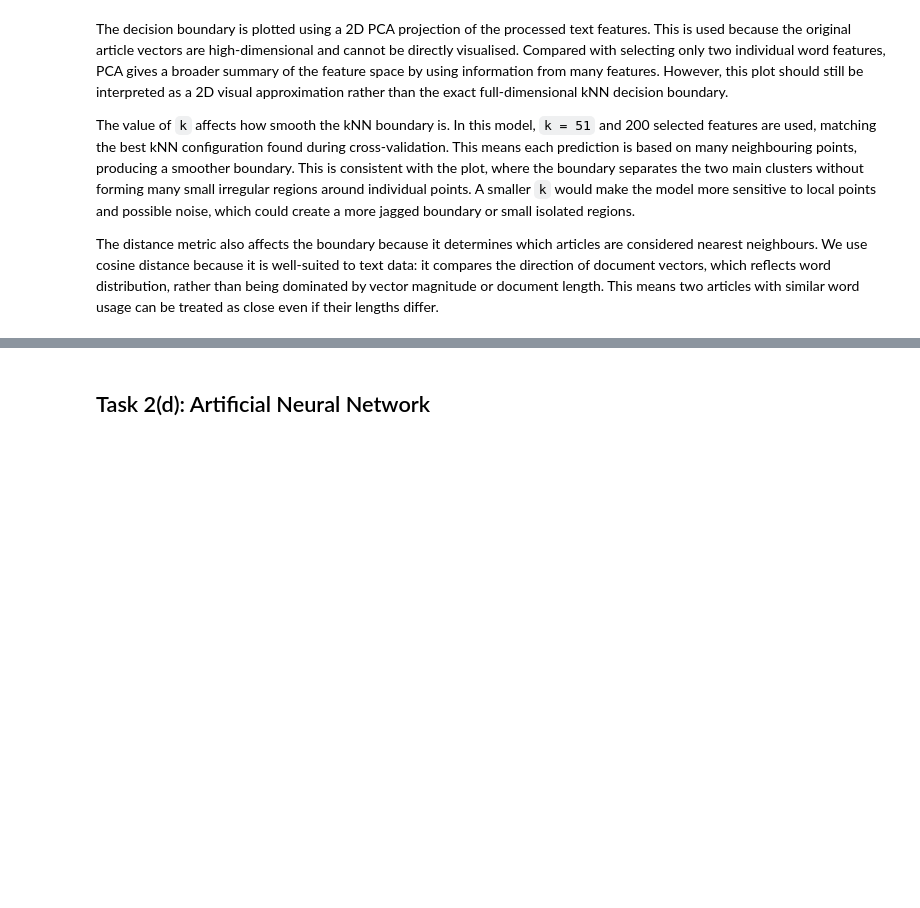
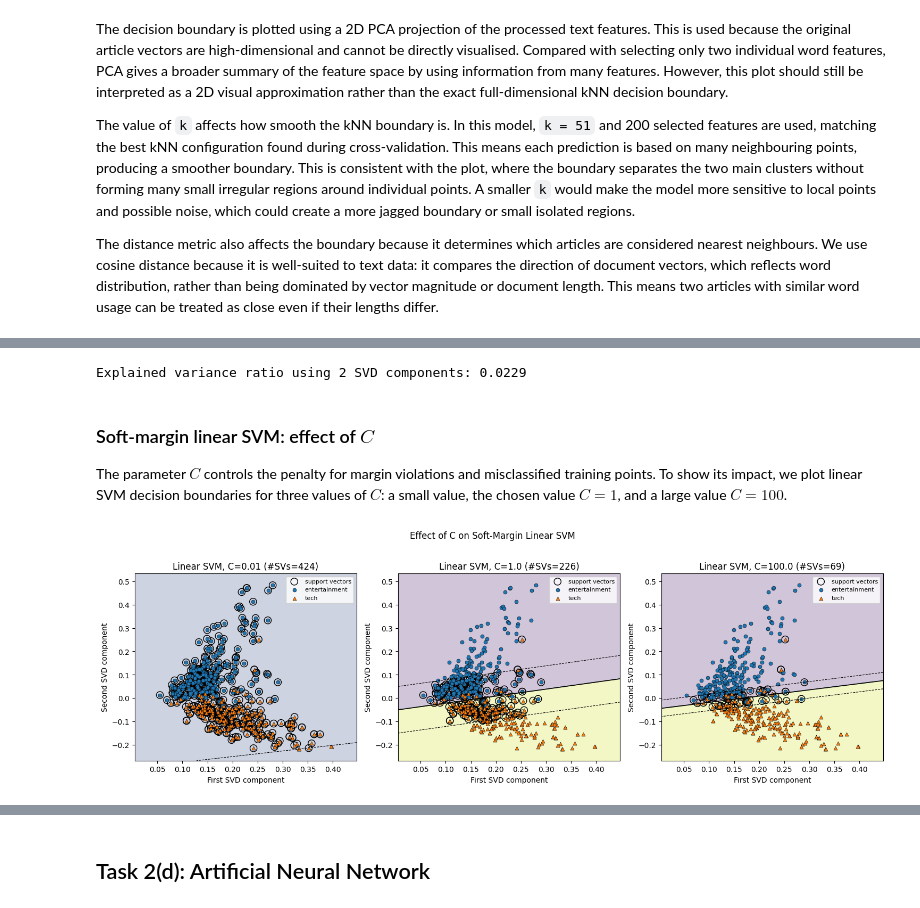
Before and after one commit to WilliamTayNZ/cs361-assignment-3, a Jupyter notebook: A3_Group_27.ipynb, the cells around one changed output, grey strips where cells are left out. Saved outputs shown, nothing was run; the diff lists cells and outputs as text; code cells hidden in the pictures; blank space fills up the shorter version.

```diff
--- a/A3_Group_27.ipynb
+++ b/A3_Group_27.ipynb
@@ -65,6 +69,12 @@ count_vectorizer = CountVectorizer()
 X_train_counts = count_vectorizer.fit_transform(train_df["Article"])
 X_test_counts = count_vectorizer.transform(test_df["Article"])
 
+# Construct TF-IDF features for models that benefit from weighted text features
+tfidf_vectorizer = TfidfVectorizer()
+
+X_train_tfidf = tfidf_vectorizer.fit_transform(train_df["Article"])
+X_test_tfidf = tfidf_vectorizer.transform(test_df["Article"])
+
 y_train = train_df["Category"]
 y_test = test_df["Category"]
 
@@ -461,0 +539,7 @@ The distance metric also affects the boundary because it determines which articl
+# %%
+svd = TruncatedSVD(n_components=2, random_state=RANDOM_STATE)
+X_train_svm_2d = svd.fit_transform(X_train_tfidf)
+
+print("Explained variance ratio using 2 SVD components:", round(svd.explained_variance_ratio_.sum(), 4))
+# %% [output]
+Explained variance ratio using 2 SVD components: 0.0229
@@ -461,0 +615,34 @@ The distance metric also affects the boundary because it determines which articl
+# %% [markdown]
+### Soft-margin linear SVM: effect of $C$
+
+The parameter $C$ controls the penalty for margin violations and misclassified training points. To show its impact, we plot linear SVM decision boundaries for three values of $C$: a small value, the chosen value $C = 1$, and a large value $C = 100$.
+# %%
+linear_c_values = [0.01, 1.0, 100.0]
+
+fig, axes = plt.subplots(1, 3, figsize=(15, 4.8))
+
+for ax, C in zip(axes, linear_c_values):
+    linear_svm_2d = SVC(
+        kernel="linear",
+        C=C,
+        random_state=RANDOM_STATE
+    )
+
+    linear_svm_2d.fit(X_train_svm_2d, y_train)
+
+    num_support_vectors = linear_svm_2d.support_vectors_.shape[0]
+
+    plot_svm_decision_boundary(
+        ax,
+        linear_svm_2d,
+        X_train_svm_2d,
+        y_train,
+        title=f"Linear SVM, C={C} (#SVs={num_support_vectors})",
+        show_margin=True
+    )
+
+fig.suptitle("Effect of C on Soft-Margin Linear SVM", y=1.02)
+fig.tight_layout()
+plt.show()
+# %% [output]
+[figure, added]
```
Also changed, not shown: parts of 18 cells of this notebook.
